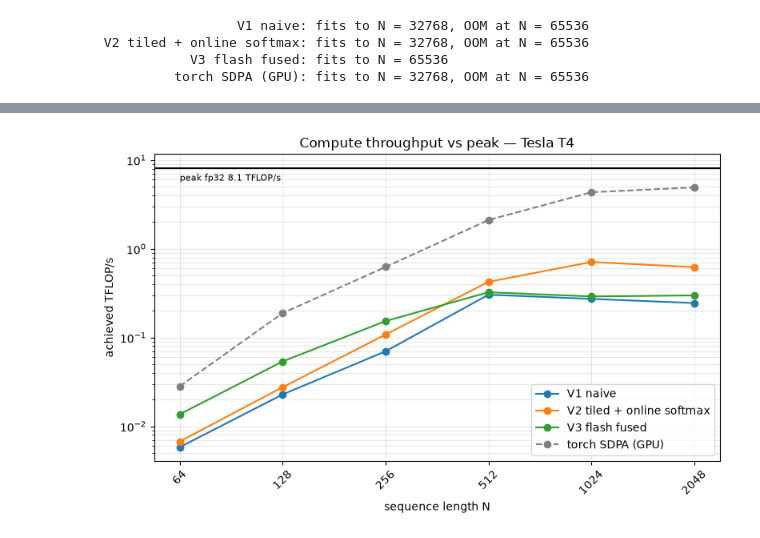
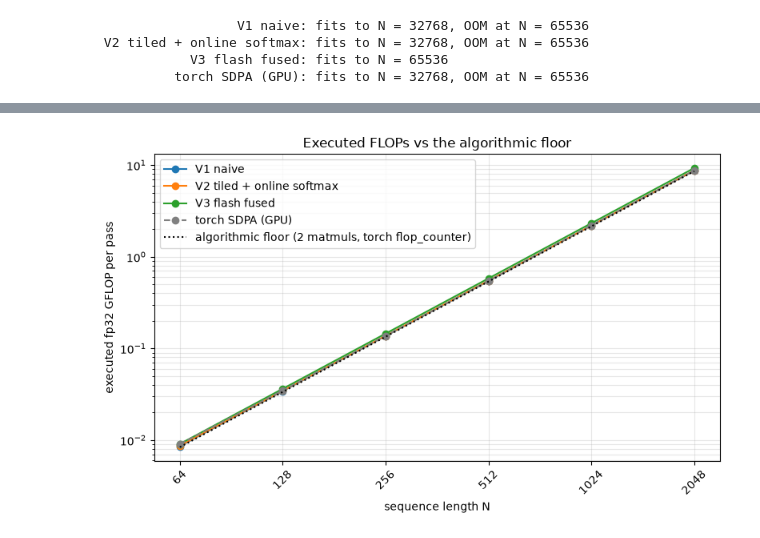
Before and after one commit to LtnLinh/Transformer-Attention-Mechanism, a Jupyter notebook: demo.ipynb, the cells around one changed output, grey strips where cells are left out. Saved outputs shown, nothing was run; the diff lists cells and outputs as text; code cells hidden in the pictures.

```diff
--- a/demo.ipynb
+++ b/demo.ipynb
@@ -555,33 +566,48 @@ scheduling and pipelining quality, nothing more exotic.)
 # %%
-# Chart 5 -- achieved TFLOP/s per version, against the fp32 compute ceiling.
-# FLOPs: torch.utils.flop_counter; time: measured kernel-only.
+# Chart 5 -- executed fp32 FLOPs per pass (ncu SASS thread-instruction
+# counters: fadd + fmul + 2*ffma) vs the algorithmic floor (torch
+# flop_counter's two matmuls). Throughput and %peak are derived in the table.
 if cuda.is_available():
-    pts, specs = bench.roofline(cpu_model, SEQ_LENS, ktimes)
-    fig, ax = plt.subplots(figsize=(8, 5))
-    for name, rows in pts.items():
-        ax.plot([r["n"] for r in rows], [r["tflops"] for r in rows], marker="o",
-                color=COLORS[name], linestyle="--" if "SDPA" in name else "-",
-                label=name)
-    ax.axhline(specs["tflops"], color="k", lw=1.5)
-    ax.text(SEQ_LENS[0], specs["tflops"] * 0.72,
-            f"peak fp32 {specs['tflops']:.1f} TFLOP/s", fontsize=8)
-    ax.set_xscale("log", base=2)
-    ax.set_yscale("log")
-    ax.set_xticks(SEQ_LENS, SEQ_LENS, rotation=45)
-    ax.set_xlabel("sequence length N")
-    ax.set_ylabel("achieved TFLOP/s")
-    ax.set_title(f"Compute throughput vs peak — {specs['name']}")
-    ax.grid(True, which="both", alpha=0.3)
-    ax.legend()
-    plt.tight_layout()
-    plt.show()
+    import json
+    from pathlib import Path
 
-    print(f"{'version':>26} {'N':>6} {'AI':>6} {'TFLOP/s':>8} {'GB/s':>8} {'%peak':>6}")
-    for name, rows in pts.items():
-        r = rows[-1]  # largest N
-        print(f"{name:>26} {r['n']:>6} {r['ai']:>6.0f} {r['tflops']:>8.2f} "
-              f"{r['gbs']:>7.1f} {r['pct_peak']:>5.1f}%")
+    prof_path = Path("dram_profile.json")
+    prof = json.loads(prof_path.read_text()) if prof_path.exists() else {}
+    if not prof or "flops" not in prof["v1"][0]:
+        print("dram_profile.json lacks FLOP counters -- regenerate with:")
+        print("  sudo .venv/bin/python src/dram_profile.py collect")
+    else:
+        pnames = {"v1": "V1 naive", "v2": "V2 tiled + online softmax",
+                  "v3": "V3 flash fused", "sdpa": "torch SDPA (GPU)"}
+        fig, ax = plt.subplots(figsize=(8, 5))
+        for key, rows in prof.items():
+            ax.plot([r["n"] for r in rows], [r["flops"] / 1e9 for r in rows],
+                    marker="o", color=COLORS[pnames[key]],
+                    linestyle="--" if key == "sdpa" else "-", label=pnames[key])
+        floor = {n: bench.attention_flops(cpu_model, n) for n in SEQ_LENS}
+        ax.plot(SEQ_LENS, [floor[n] / 1e9 for n in SEQ_LENS], "k:",
+                label="algorithmic floor (2 matmuls, torch flop_counter)")
+        ax.set_xscale("log", base=2)
+        ax.set_yscale("log")
+        ax.set_xticks(SEQ_LENS, SEQ_LENS, rotation=45)
+        ax.set_xlabel("sequence length N")
+        ax.set_ylabel("executed fp32 GFLOP per pass")
+        ax.set_title("Executed FLOPs vs the algorithmic floor")
+        ax.grid(True, which="both", alpha=0.3)
+        ax.legend()
+        plt.tight_layout()
+        plt.show()
+
+        specs = bench.gpu_specs()
+        print(f"{'version':>26} {'N':>6} {'executed':>13} {'floor x':>8} "
+              f"{'TFLOP/s':>8} {'%peak':>6}   (throughput = floor FLOPs / kernel-sweep ms)")
+        for key, rows in prof.items():
+            r = rows[-1]  # largest N
+            tflops = floor[r["n"]] / (ktimes[pnames[key]][-1] / 1e3) / 1e12
+            print(f"{pnames[key]:>26} {r['n']:>6} {r['flops'] / 1e9:>7.2f} GFLOP "
+                  f"{r['flops'] / floor[r['n']]:>7.3f}x {tflops:>8.2f} "
+                  f"{100 * tflops / specs['tflops']:>5.1f}%")
 else:
-    print("No CUDA device -- skipping the throughput chart")
+    print("No CUDA device -- skipping the FLOP chart")
 # %% [output]
-[figure, old version]
+[figure, new version]
```
Also changed, not shown: parts of 10 cells of this notebook, 3 other files.
